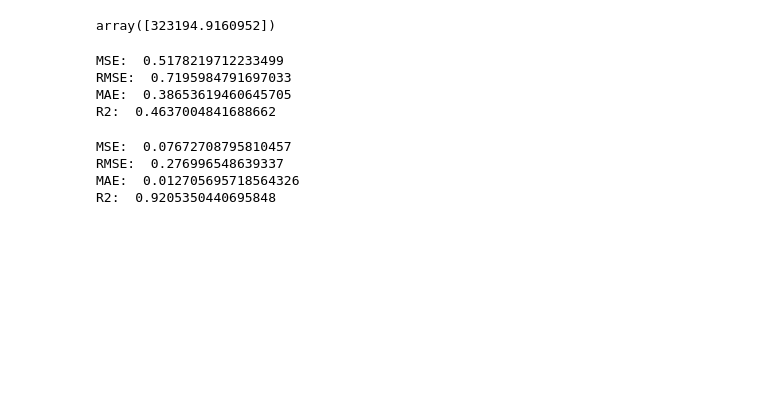
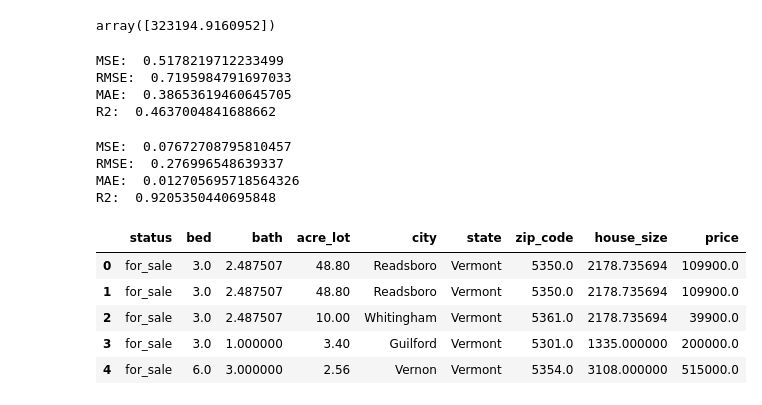
Before and after one commit to sakshamshahu/Housing-Price, a Jupyter notebook: notebook/modelling.ipynb, the cells around one changed output. Cells and saved outputs as stored; diff of their text form; code cells hidden in the pictures; blank space fills up the shorter version.

Commit message:
feat: modelling Vermont
Signed-off-by: sakshamshahu <sakshamshahu.work@gmail.com>

```diff
--- a/notebook/modelling.ipynb
+++ b/notebook/modelling.ipynb
@@ -778,3 +778,13 @@ MSE:  0.07672708795810457
 RMSE:  0.276996548639337
 MAE:  0.012705695718564326
 R2:  0.9205350440695848
+# %%
+data_Vermont= pd.read_csv('/Users/saksham/Projects/Housing-Price/data/interim/Vermont.csv')
+data_Vermont.head()
+# %% [output]
+|  | status | bed | bath | acre_lot | city | state | zip_code | house_size | price |
+| 0 | for_sale | 3.0 | 2.487507 | 48.80 | Readsboro | Vermont | 5350.0 | 2178.735694 | 109900.0 |
+| 1 | for_sale | 3.0 | 2.487507 | 48.80 | Readsboro | Vermont | 5350.0 | 2178.735694 | 109900.0 |
+| 2 | for_sale | 3.0 | 2.487507 | 10.00 | Whitingham | Vermont | 5361.0 | 2178.735694 | 39900.0 |
+| 3 | for_sale | 3.0 | 1.000000 | 3.40 | Guilford | Vermont | 5301.0 | 1335.000000 | 200000.0 |
+| 4 | for_sale | 6.0 | 3.000000 | 2.56 | Vernon | Vermont | 5354.0 | 3108.000000 | 515000.0 |
```
Also changed, not shown: parts of 5 cells of this notebook.
